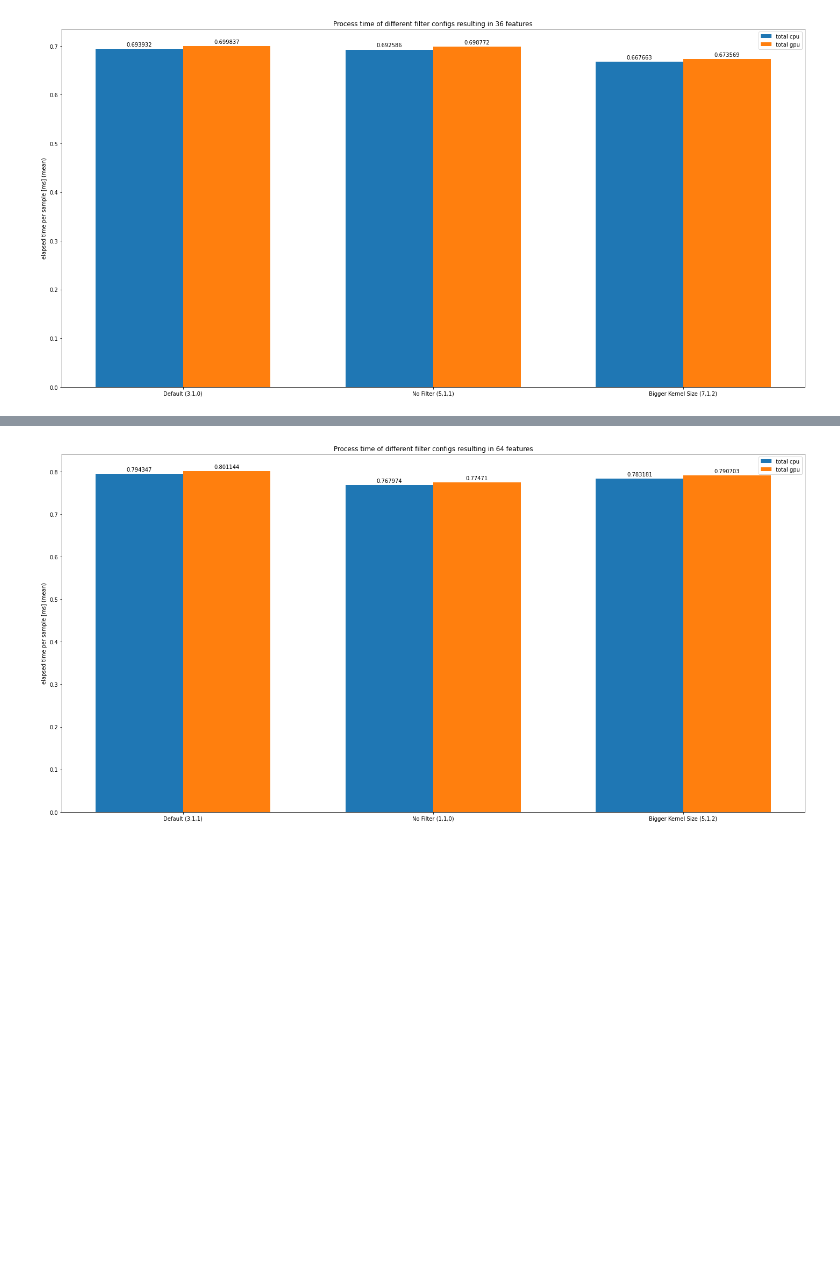
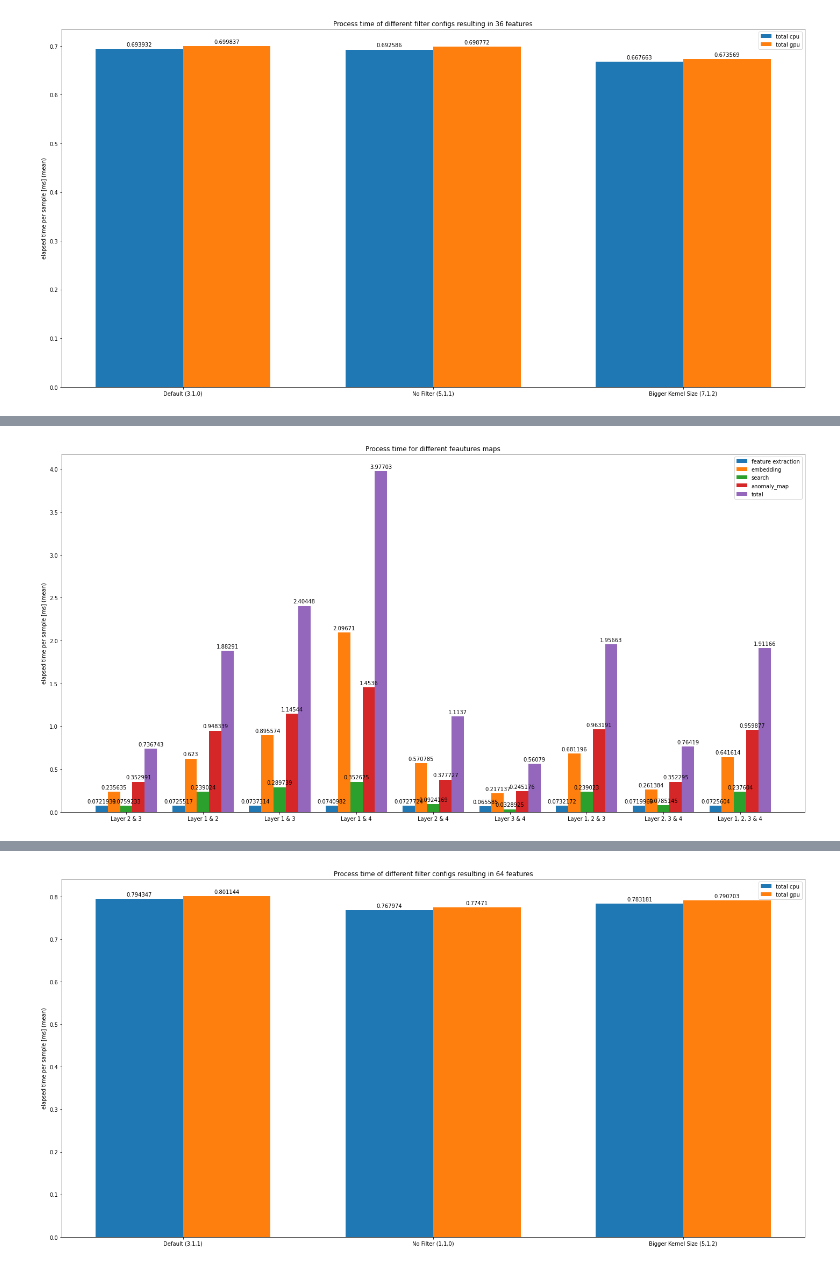
Before and after one commit to Taesiny/PatchCore_anomaly_detection, a Jupyter notebook: dev_2.ipynb, the cells around one changed output, grey strips where cells are left out. Saved outputs shown, nothing was run; the diff lists cells and outputs as text; code cells hidden in the pictures; blank space fills up the shorter version.

Commit message:
added plots

```diff
--- a/dev_2.ipynb
+++ b/dev_2.ipynb
@@ -76,0 +95,81 @@ plt.show()
+# %%
+labels = ['Layer 2 & 3', 'Layer 1 & 2', 'Layer 1 & 3', 'Layer 1 & 4', 'Layer 2 & 4', 'Layer 3 & 4', 'Layer 1, 2 & 3', 'Layer 2, 3 & 4', 'Layer 1, 2, 3 & 4']
+
+# base_dir = 'D:\\UNI\\IIIT_Muen\\adapted_PactchCore\\PatchCore_anomaly_detection'
+base_dir = "C:\\Users\\uwupl\\IIIT Muen\\PatchCore_anomaly_detection"
+result_dir = os.path.join(base_dir, "results")
+csv_dir = os.path.join(result_dir, "csv")
+plot_dir = os.path.join(result_dir, "plots")
+
+# make dirs
+if not os.path.exists(csv_dir):
+    os.makedirs(csv_dir)
+if not os.path.exists(plot_dir):
+    os.makedirs(plot_dir)
+
+data_1 = pd.read_csv(os.path.join(csv_dir, '23.csv'))
+data_2 = pd.read_csv(os.path.join(csv_dir, '12.csv'))
+data_3 = pd.read_csv(os.path.join(csv_dir, '13.csv'))
+data_4 = pd.read_csv(os.path.join(csv_dir, '14.csv'))
+data_5 = pd.read_csv(os.path.join(csv_dir, '24.csv'))
+data_6 = pd.read_csv(os.path.join(csv_dir, '34.csv'))
+
+data_7 = pd.read_csv(os.path.join(csv_dir, '123.csv'))
+data_8 = pd.read_csv(os.path.join(csv_dir, '234.csv'))
+data_9 = pd.read_csv(os.path.join(csv_dir, '1234.csv'))
+
+all_files = [data_1, data_2, data_3, data_4, data_5, data_6, data_7, data_8, data_9]
+
+feature_extraction_cpu = []
+embedding_cpu = []
+total_cpu = []
+search_memory = []
+anomaly_map = []
+whole_process = []
+total_cuda = []
+no_of_features = []
+# img_auc = []
+# pixel_auc = []
+prep_memory_bank = []
+for file in all_files:
+    feature_extraction_cpu += [file['#1 feature extraction cpu'].mean()]
+    embedding_cpu += [file['#3 embedding of features cpu'].mean()]
+    search_memory += [file['#5 search with memory bank cpu'].mean()]
+    total_cpu += [file['#9 sum cpu'].mean()]
+    anomaly_map += [file['#7 anomaly map cpu'].mean()]
+    whole_process += [file['#11 whole process cpu'].mean()]
+    prep_memory_bank += [file['#13 preparation memory bank'].mean()]
+    total_cuda += [file['#12 whole process gpu'].mean()]
+    no_of_features += [file['resulting_features']]
+
+x = np.arange(len(labels))  # the label locations
+width = 0.16  # the width of the bars
+
+fig, ax = plt.subplots(figsize=(20,10))
+rects1 = ax.bar(x - 2*width, feature_extraction_cpu, width, label='feature extraction')
+rects2 = ax.bar(x - width, embedding_cpu, width, label='embedding')
+rects3 = ax.bar(x, search_memory, width, label='search')
+rects4 = ax.bar(x + 1*width, anomaly_map, width, label='anomaly_map')
+rects5 = ax.bar(x + width*2, total_cpu, width, label='total')
+# rects3 = ax.bar(x, )
+
+# Add some text for labels, title and custom x-axis tick labels, etc.
+ax.set_ylabel('elapsed time per sample [ms] (mean)')
+ax.set_title('Process time for different feautures maps')
+ax.set_xticks(x, labels)
+ax.legend()
+
+ax.bar_label(rects1, padding=3)
+ax.bar_label(rects2, padding=3)
+ax.bar_label(rects3, padding=3)
+ax.bar_label(rects4, padding=3)
+ax.bar_label(rects5, padding=3)
+# ax.bar_label(rects6, padding=3)
+
+fig.tight_layout()
+
+plt.savefig(os.path.join(plot_dir, 'different_feature_maps.svg'), bbox_inches = 'tight')
+
+plt.show()
+# %% [output]
+[figure, added]
```
Also changed, not shown: parts of 4 cells of this notebook, 1 other file.
